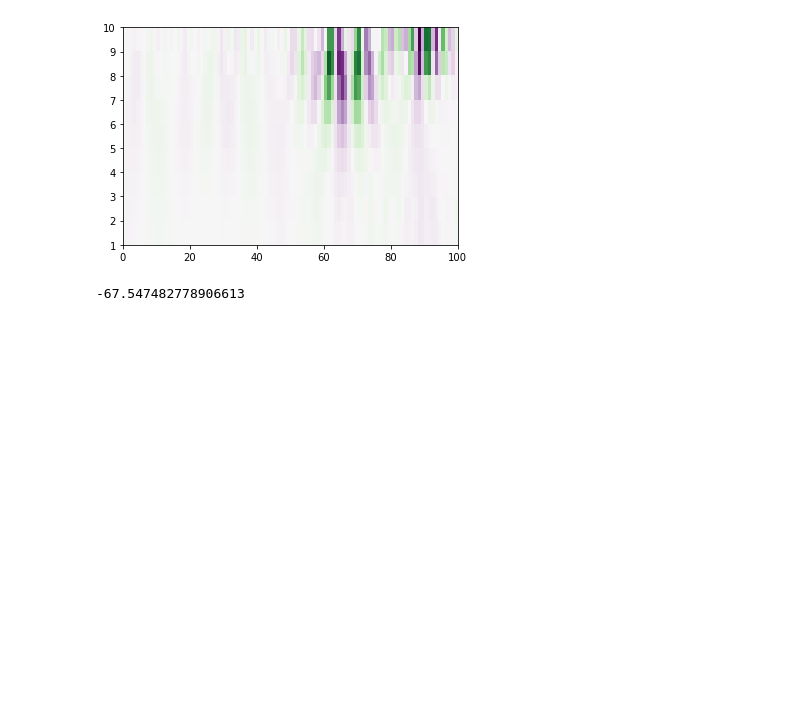
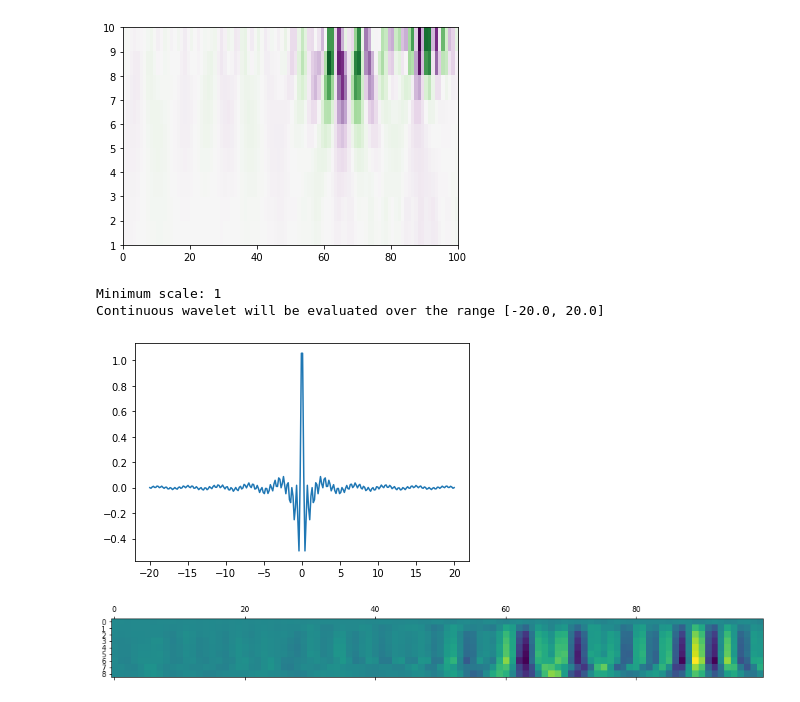
Before and after one commit to tjnewton/sigpig, a Jupyter notebook: examples/explore_Trace.ipynb, the cells around one changed output. Cells and saved outputs as stored; diff of their text form; code cells hidden in the pictures; blank space fills up the shorter version.

```diff
--- a/examples/explore_Trace.ipynb
+++ b/examples/explore_Trace.ipynb
@@ -483,7 +488,24 @@ plt.imshow(coef, extent=[0, 100, 1, 10], cmap='PRGn', aspect='auto', vmax=abs(co
 plt.show()
 # %% [output]
 [figure]
-# %%
-temp_data[0]
-# %% [output]
--67.547482778906613
+# %%
+frequencies = pywt.scale2frequency('shan1.5-1', [1, 2, 3, 4, 5, 6, 7, 8, 9, 10]) / dt
+scale_start = np.where(frequencies < nyquist)
+wav = pywt.ContinuousWavelet('shan1.5-1')
+wavelet_function, x_values = pywt.ContinuousWavelet('shan1.5-1').wavefun()
+print(f"Minimum scale: {scale_start[0][0] + 1}")
+print("Continuous wavelet will be evaluated over the range [{}, {}]".format(wav.lower_bound, wav.upper_bound))
+width = wav.upper_bound - wav.lower_bound
+
+plt.plot(x_values, wavelet_function)
+plt.show()
+
+coef, freqs=pywt.cwt(temp_data, np.arange(1, 10), 'shan1.5-1', dt)
+coef = coef.astype('float64')
+plt.matshow(coef)
+plt.show()
+# %% [output]
+Minimum scale: 1
+Continuous wavelet will be evaluated over the range [-20.0, 20.0]
+[figure, added]
+[figure, added]
```
Also changed, not shown: parts of 1 cell of this notebook.
